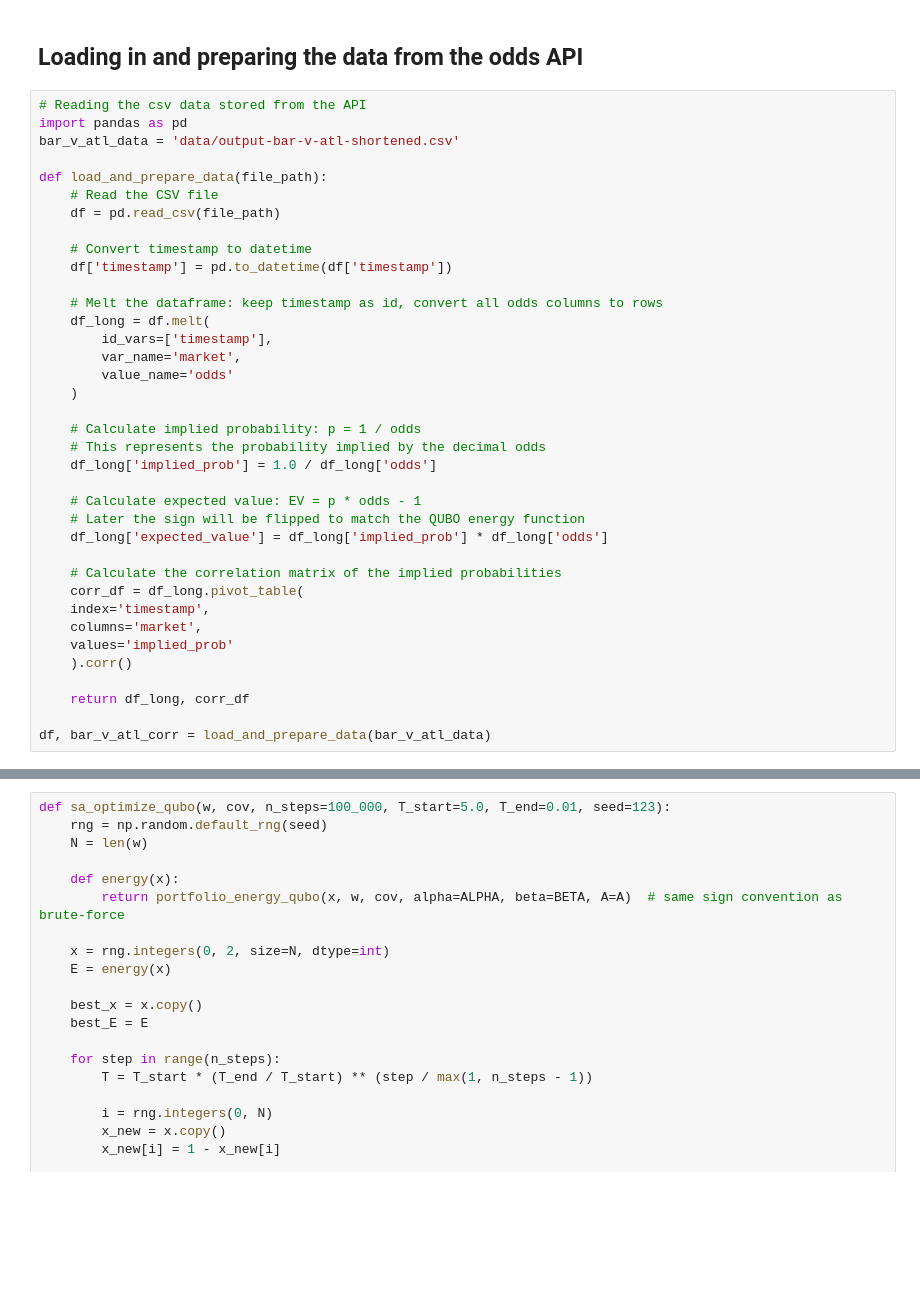
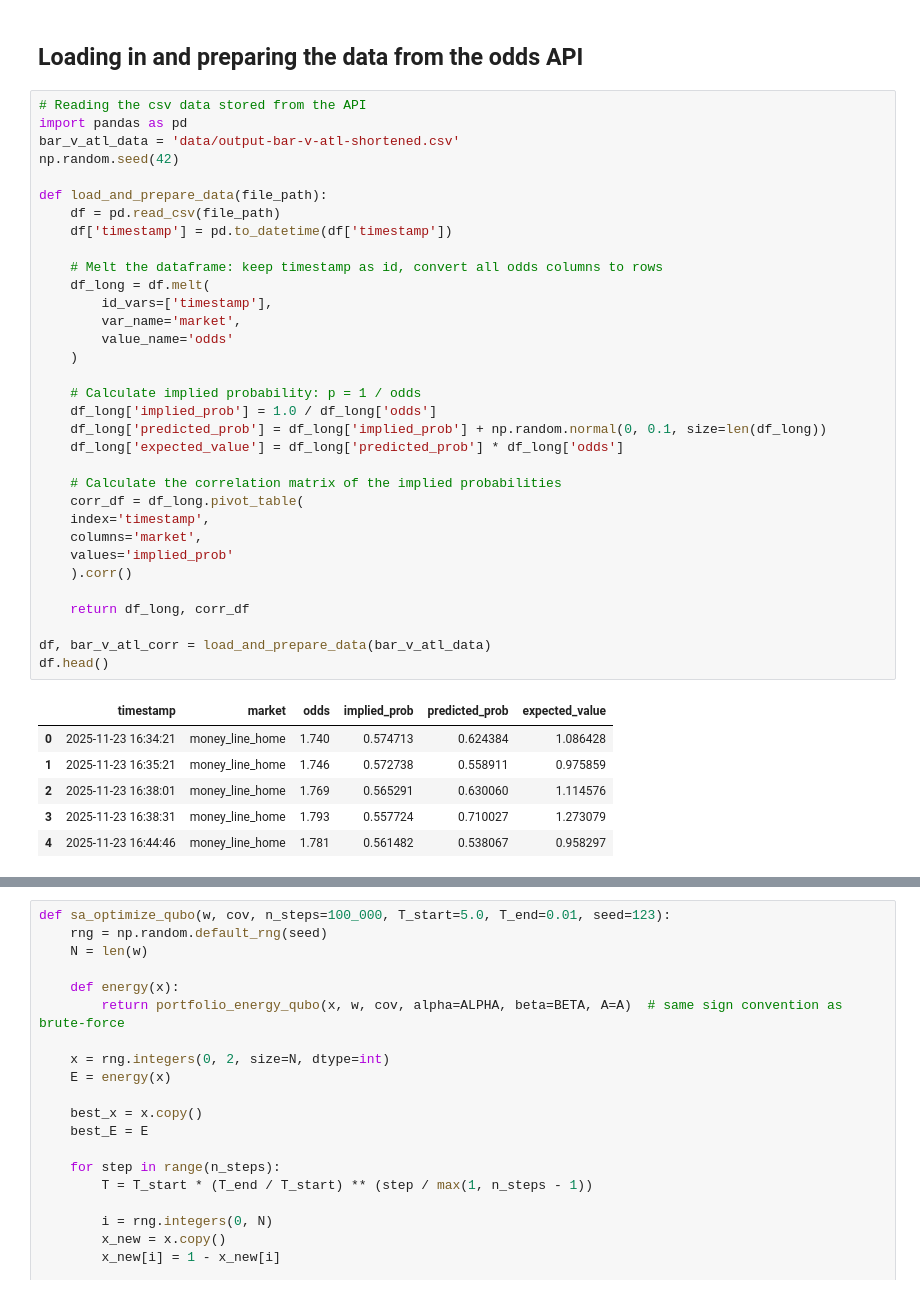
Before and after one commit to team-entropica/probabilistic-computing-arbitrage, a Jupyter notebook: betting_portfolio_optimiser_with_markdown.ipynb, the cells around one changed output, grey strips where cells are left out. Saved outputs shown, nothing was run; the diff lists cells and outputs as text; blank space fills up the shorter version.

```diff
--- a/betting_portfolio_optimiser_with_markdown.ipynb
+++ b/betting_portfolio_optimiser_with_markdown.ipynb
@@ -104,40 +104,43 @@ Loaded odds data from CSV:
 # %%
 # Reading the csv data stored from the API
 import pandas as pd
 bar_v_atl_data = 'data/output-bar-v-atl-shortened.csv'
+np.random.seed(42)
 
 def load_and_prepare_data(file_path):
-    # Read the CSV file
     df = pd.read_csv(file_path)
-
-    # Convert timestamp to datetime
     df['timestamp'] = pd.to_datetime(df['timestamp'])
 
     # Melt the dataframe: keep timestamp as id, convert all odds columns to rows
     df_long = df.melt(
         id_vars=['timestamp'],
         var_name='market',
         value_name='odds'
     )
 
     # Calculate implied probability: p = 1 / odds
-    # This represents the probability implied by the decimal odds
     df_long['implied_prob'] = 1.0 / df_long['odds']
-
-    # Calculate expected value: EV = p * odds - 1
-    # Later the sign will be flipped to match the QUBO energy function
-    df_long['expected_value'] = df_long['implied_prob'] * df_long['odds']
+    df_long['predicted_prob'] = df_long['implied_prob'] + np.random.normal(0, 0.1, size=len(df_long))
+    df_long['expected_value'] = df_long['predicted_prob'] * df_long['odds']
 
     # Calculate the correlation matrix of the implied probabilities
     corr_df = df_long.pivot_table(
     index='timestamp',
     columns='market',
     values='implied_prob'
     ).corr()
 
     return df_long, corr_df
 
 df, bar_v_atl_corr = load_and_prepare_data(bar_v_atl_data)
+df.head()
+# %% [output]
+|  | timestamp | market | odds | implied_prob | predicted_prob | expected_value |
+| 0 | 2025-11-23 16:34:21 | money_line_home | 1.740 | 0.574713 | 0.624384 | 1.086428 |
+| 1 | 2025-11-23 16:35:21 | money_line_home | 1.746 | 0.572738 | 0.558911 | 0.975859 |
+| 2 | 2025-11-23 16:38:01 | money_line_home | 1.769 | 0.565291 | 0.630060 | 1.114576 |
+| 3 | 2025-11-23 16:38:31 | money_line_home | 1.793 | 0.557724 | 0.710027 | 1.273079 |
+| 4 | 2025-11-23 16:44:46 | money_line_home | 1.781 | 0.561482 | 0.538067 | 0.958297 |
 # %% [markdown]
 ## QUBO formulation: betting portfolio as a binary optimisation problem
 
```
Also changed, not shown: parts of 12 cells of this notebook, 1 other file.
